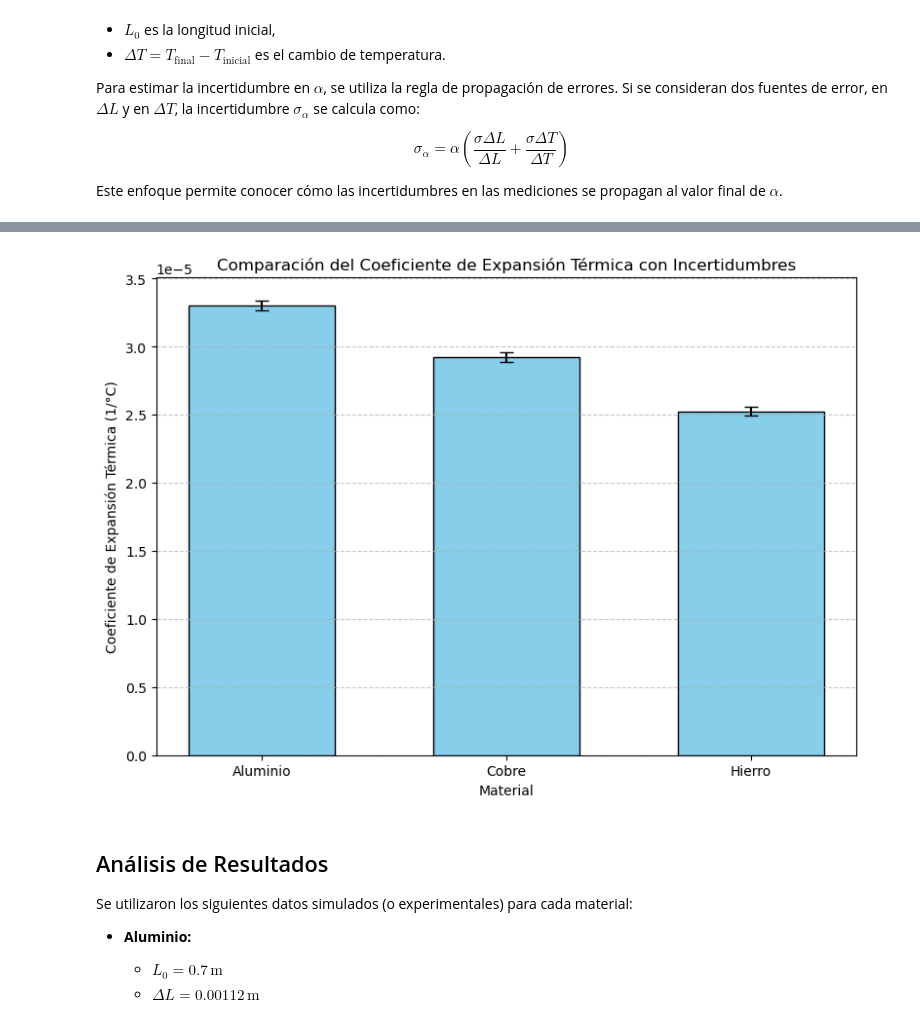
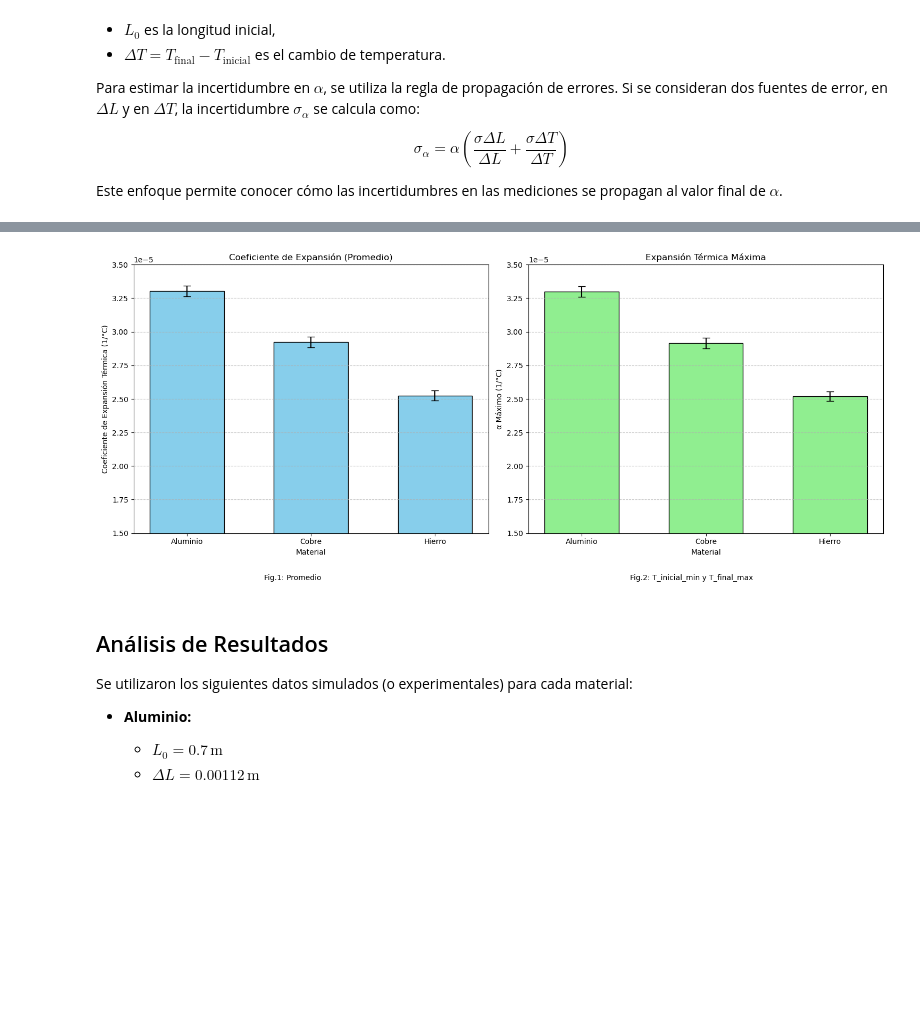
Before and after one commit to JuanJ27/Base, a Jupyter notebook: Python/Experimental IV/Cuarta_tarea.ipynb, the cells around one changed output, grey strips where cells are left out. Cells and saved outputs as stored; diff of their text form; code cells hidden in the pictures; blank space fills up the shorter version.

Commit message:
finalizadas, 4a, 5a y 6a tarea de exp4

```diff
--- a/Python/Experimental IV/Cuarta_tarea.ipynb
+++ b/Python/Experimental IV/Cuarta_tarea.ipynb
@@ -42,17 +42,17 @@ def calcular_alpha(delta_L, L0, T_inicial, T_final):
     return alpha
 
 # Nueva función para calcular la incertidumbre en α usando errores relativos
-def error_alpha(alpha, delta_L, T_inicial, T_final, error_delta_L=0.000001, error_delta_T=0.2):
+def error_alpha(alpha, delta_L, T_inicial, T_final, error_delta_L=0.000001, error_delta_T=0.2, L0 = 0.7, error_L0 = 0.001):
     """
     Estima la incertidumbre en el coeficiente de expansión térmica (α) aplicando
     la regla de propagación de errores en forma de sumatoria de términos relativos:
 
-        σ_α = α * ((error_delta_L / delta_L) + (error_delta_T / ΔT))
+        σ_α = α * ((error_L0 / L0) + (error_delta_L / delta_L) + (error_delta_T / ΔT))
 
     donde ΔT = T_final - T_inicial.
     """
     delta_T = T_final - T_inicial
-    return alpha * ((error_delta_L/delta_L) + (error_delta_T/delta_T))
+    return alpha * ((error_L0 / L0) + (error_delta_L / delta_L) + (error_delta_T / delta_T))
 
 # Datos para cada material
 materiales = {
@@ -91,10 +91,14 @@ materiales = {
     }
 }
 
-# Listas para almacenar resultados
+# Listas para almacenar resultados de la media
 nombres_materiales = []
 alpha_promedio = []
 sigma_alpha_list = []
+
+# Listas para almacenar resultados del valor máximo de α calculado con temperaturas extremas
+alpha_max_por_material = []
+sigma_alpha_max_por_material = []
 
 # Realizamos el cálculo y el análisis estadístico para cada material
 for material, datos in materiales.items():
@@ -108,41 +112,74 @@ for material, datos in materiales.items():
     # Calculamos las temperaturas promedio
     T_inicial_prom = np.mean(T_iniciales)
     T_final_prom   = np.mean(T_finales)
-    delta_T = T_final_prom - T_inicial_prom
+    delta_T_prom = T_final_prom - T_inicial_prom
+    erro_delta_T_prom = np.sqrt(2*datos['error_T']**2) / 2
 
     # Calculamos el coeficiente de expansión térmica usando los promedios
     alpha_avg = calcular_alpha(delta_L, L0, T_inicial_prom, T_final_prom)
 
-    # Calculamos el error en el coeficiente usando la nueva función (usando los errores de cada material)
-    sigma_alpha = error_alpha(alpha_avg, delta_L, T_inicial_prom, T_final_prom,
-                              error_delta_L=datos['error_delta_L'], error_delta_T=datos['error_T'])
+    # Calculamos el error en el coeficiente usando la función de propagación de errores
+    sigma_alpha_calculado = error_alpha(alpha_avg, delta_L, T_inicial_prom, T_final_prom,
+                                        error_delta_L=datos['error_delta_L'], error_delta_T=datos['error_T'],
+                                        L0=L0, error_L0=datos['error_L0'])
 
-    # Guardamos los resultados para este material
+    # Calculamos el máximo α usando la mínima temperatura inicial y la máxima temperatura final
+    T_inicial_min = np.min(T_iniciales)
+    T_final_max   = np.max(T_finales)
+    alpha_max_individual = calcular_alpha(delta_L, L0, T_inicial_min, T_final_max)
+    sigma_alpha_max_individual = error_alpha(alpha_max_individual, delta_L, T_inicial_min, T_final_max,
+                                             error_delta_L=datos['error_delta_L'], error_delta_T=datos['error_T'],
+                                             L0=L0, error_L0=datos['error_L0'])
+
+    # Guardamos los resultados promedio para este material
     nombres_materiales.append(material)
     alpha_promedio.append(alpha_avg)
-    sigma_alpha_list.append(sigma_alpha)
+    sigma_alpha_list.append(sigma_alpha_calculado)
+
+    # Guardamos los resultados máximos para este material
+    alpha_max_por_material.append(alpha_max_individual)
+    sigma_alpha_max_por_material.append(sigma_alpha_max_individual)
 
     # Imprimimos un resumen del análisis para cada material
     print(f"Material: {material}")
-    print(f"  T_inicial_prom: {T_inicial_prom:.2f} °C")
-    print(f"  T_final_prom:   {T_final_prom:.2f} °C")
-    print(f"  ΔT:             {delta_T:.2f} °C")
-    print(f"  α (promedio):   {alpha_avg:.6e} 1/°C")
-    print(f"  Incertidumbre en α: {sigma_alpha:.6e} 1/°C")
+    print(f"  Promedio:")
+    print(f"    ΔT (promedio):  {delta_T_prom:.2g} °C ± {erro_delta_T_prom:.2g} °C")
+    print(f"    α (promedio):   {alpha_avg:.2g} 1/°C ± {sigma_alpha_calculado:.2g} 1/°C")
+    print(f"  Extremos:")
+    print(f"    ΔT (extremos):  {(T_final_max - T_inicial_min):.2g} °C ± {0.2:.2g} °C")
+    print(f"    α (máximo):     {alpha_max_individual:.2g} 1/°C ± {sigma_alpha_max_individual:.2g} 1/°C")
     print("------------------------------------------------------\n")
 
-# Graficamos los coeficientes de expansión con sus correspondientes error bars
+
+# Graficamos los coeficientes de expansión promedio con sus correspondientes error bars
 x = np.arange(len(nombres_materiales))
 ancho_barra = 0.6
 
-plt.figure(figsize=(8, 6))
+
+
+plt.figure(figsize=(15, 6))
+plt.subplot(1, 2, 1)
 plt.bar(x, alpha_promedio, yerr=sigma_alpha_list, capsize=5, width=ancho_barra,
-        color='skyblue', edgecolor='k')
+    color='skyblue', edgecolor='k')
 plt.xticks(x, nombres_materiales)
 plt.xlabel('Material')
 plt.ylabel('Coeficiente de Expansión Térmica (1/°C)')
-plt.title('Comparación del Coeficiente de Expansión Térmica con Incertidumbres')
+plt.title('Coeficiente de Expansión (Promedio)')
 plt.grid(axis='y', linestyle='--', alpha=0.7)
+plt.figtext(0.25, -0.05, "Fig.1: Promedio", ha="center", fontsize=10)
+plt.ylim(1.5e-5, 3.5e-5)
+
+plt.subplot(1, 2, 2)
+plt.bar(x, alpha_max_por_material, yerr=sigma_alpha_max_por_material, capsize=5, width=ancho_barra,
+    color='lightgreen', edgecolor='k')
+plt.xticks(x, nombres_materiales)
+plt.xlabel('Material')
+plt.ylabel('α Máximo (1/°C)')
+plt.title('Expansión Térmica Máxima')
+plt.grid(axis='y', linestyle='--', alpha=0.7)
+plt.figtext(0.75, -0.05, "Fig.2: T_inicial_min y T_final_max", ha="center", fontsize=10)
+plt.ylim(1.5e-5, 3.5e-5)
+
 plt.tight_layout()
 plt.show()
 # %% [output]
@@ -165,5 +202,5 @@ Material: Cobre
 ------------------------------------------------------
-[figure, old version]
+[figure, new version]
 # %% [markdown]
 ## Análisis de Resultados
 
```
Also changed, not shown: parts of 1 cell of this notebook, 2 other files.
